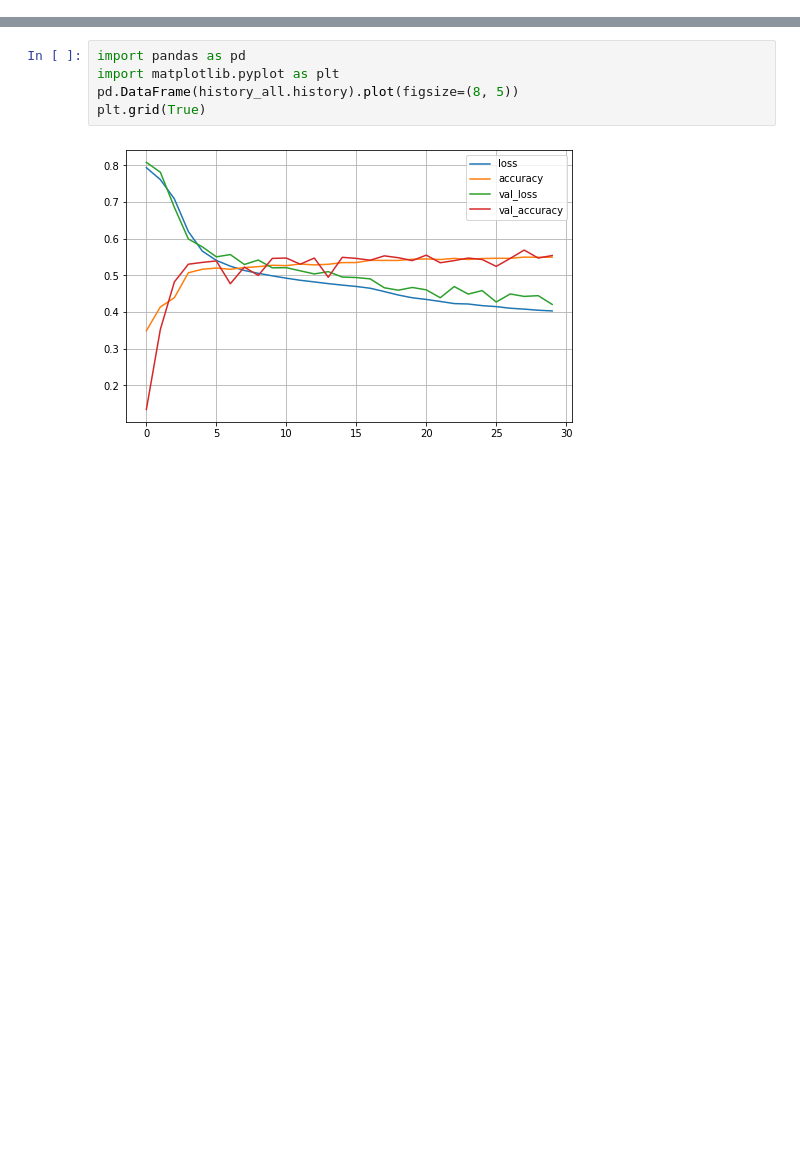
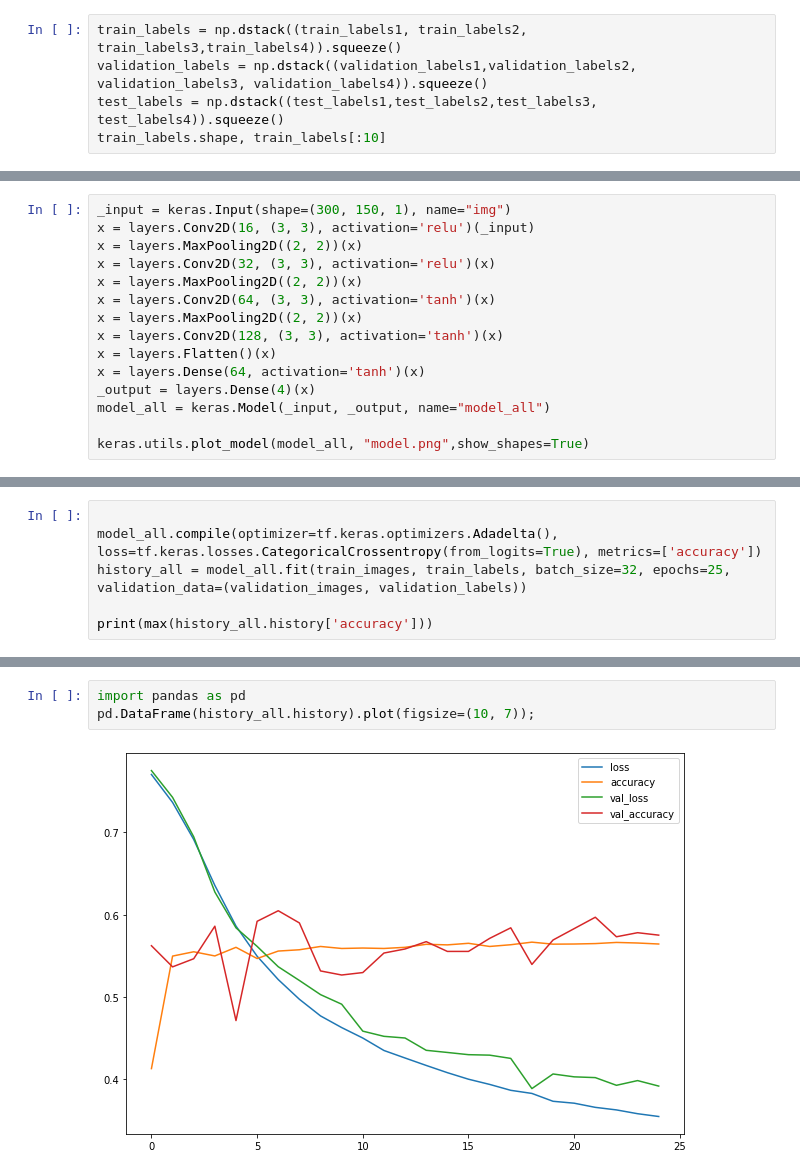
Before and after one commit to Meridor6919/BeeClassification, a Jupyter notebook: BeeClassification.ipynb, the cells around one changed output, grey strips where cells are left out. Cells and saved outputs as stored; diff of their text form; blank space fills up the shorter version.

Commit message:
stacked labels, batched input

```diff
--- a/BeeClassification.ipynb
+++ b/BeeClassification.ipynb
@@ -86,0 +31,5 @@ history_test = model_all.evaluate(images[2], labels_all[2])
+# %%
+train_labels = np.dstack((train_labels1, train_labels2, train_labels3,train_labels4)).squeeze()
+validation_labels = np.dstack((validation_labels1,validation_labels2, validation_labels3, validation_labels4)).squeeze()
+test_labels = np.dstack((test_labels1,test_labels2,test_labels3, test_labels4)).squeeze()
+train_labels.shape, train_labels[:10]
@@ -86,0 +47,15 @@ history_test = model_all.evaluate(images[2], labels_all[2])
+# %%
+_input = keras.Input(shape=(300, 150, 1), name="img")
+x = layers.Conv2D(16, (3, 3), activation='relu')(_input)
+x = layers.MaxPooling2D((2, 2))(x)
+x = layers.Conv2D(32, (3, 3), activation='relu')(x)
+x = layers.MaxPooling2D((2, 2))(x)
+x = layers.Conv2D(64, (3, 3), activation='tanh')(x)
+x = layers.MaxPooling2D((2, 2))(x)
+x = layers.Conv2D(128, (3, 3), activation='tanh')(x)
+x = layers.Flatten()(x)
+x = layers.Dense(64, activation='tanh')(x)
+_output = layers.Dense(4)(x)
+model_all = keras.Model(_input, _output, name="model_all")
+
+keras.utils.plot_model(model_all, "model.png",show_shapes=True)
@@ -86,0 +64,6 @@ history_test = model_all.evaluate(images[2], labels_all[2])
+# %%
+
+model_all.compile(optimizer=tf.keras.optimizers.Adadelta(), loss=tf.keras.losses.CategoricalCrossentropy(from_logits=True), metrics=['accuracy'])
+history_all = model_all.fit(train_images, train_labels, batch_size=32, epochs=25, validation_data=(validation_images, validation_labels))
+
+print(max(history_all.history['accuracy']))
@@ -87,7 +88,5 @@ history_test = model_all.evaluate(images[2], labels_all[2])
 # %%
 import pandas as pd
-import matplotlib.pyplot as plt
-pd.DataFrame(history_all.history).plot(figsize=(8, 5))
-plt.grid(True)
+pd.DataFrame(history_all.history).plot(figsize=(10, 7));
 # %% [output]
-[figure, old version]
+[figure, new version]
```
Also changed, not shown: parts of 17 cells of this notebook.
